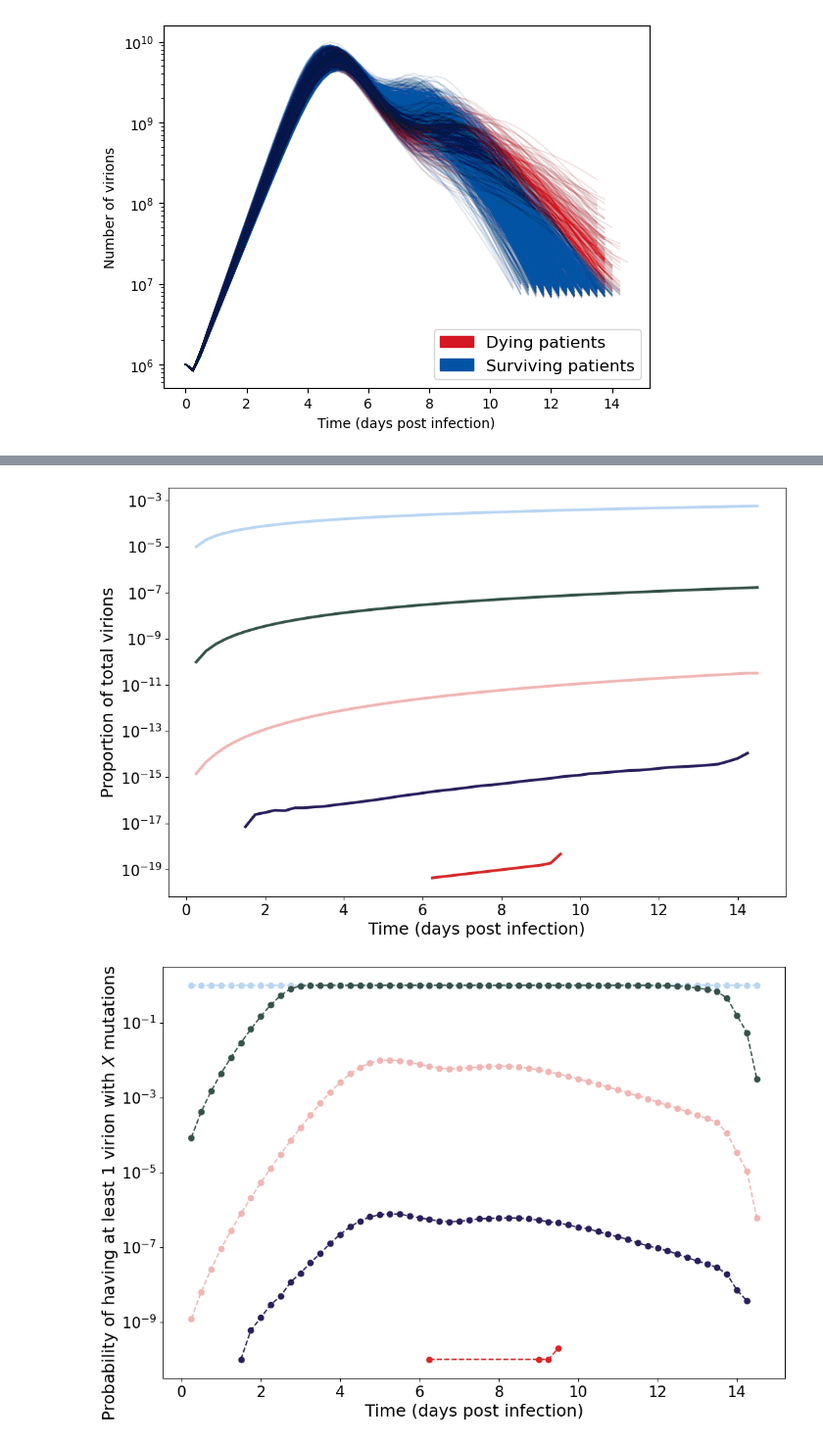
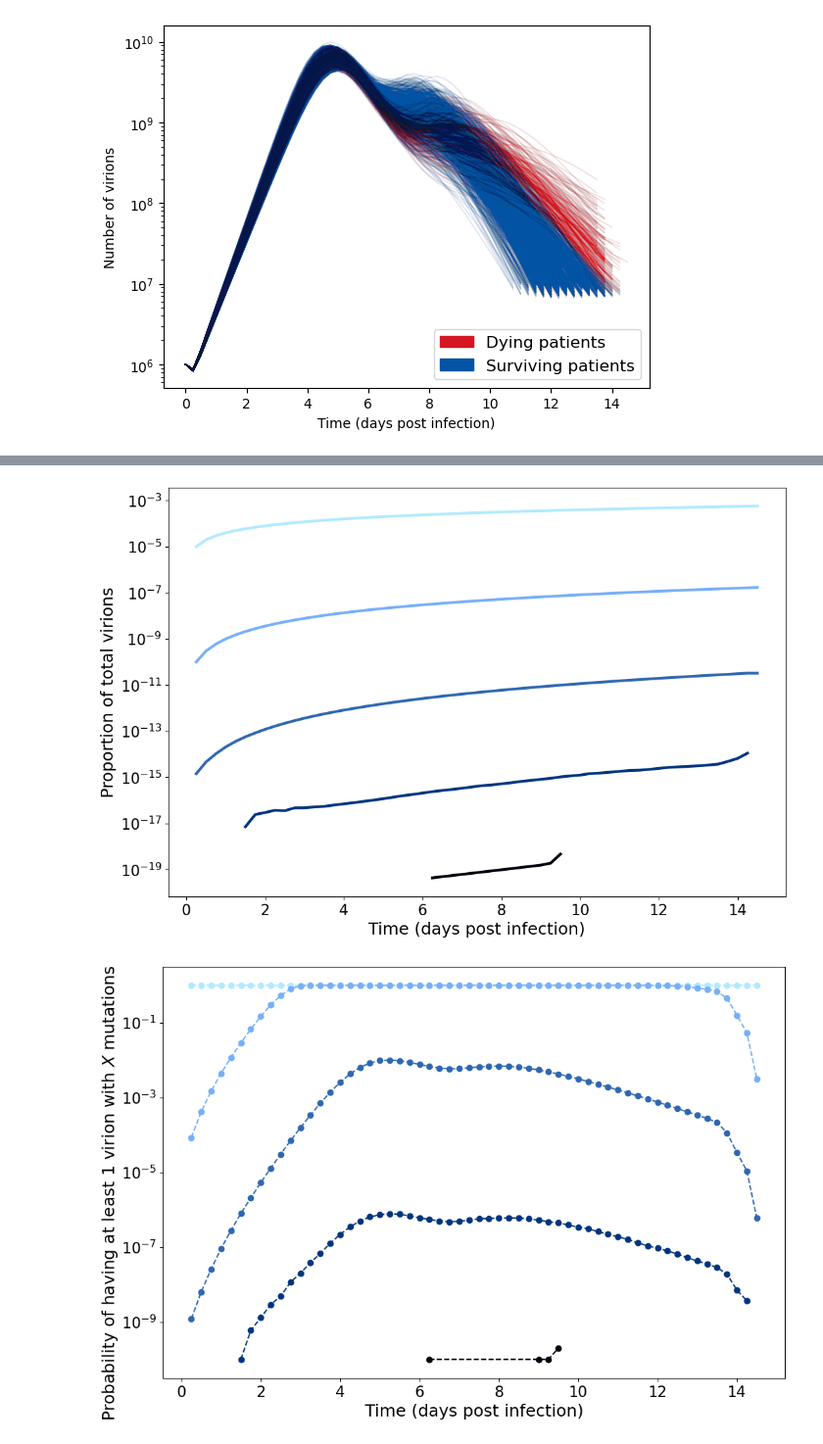
Before and after one commit to joshlooks/avianflu, a Jupyter notebook: bpm_final.ipynb, the cells around one changed output, grey strips where cells are left out. Shown at 98% size. Drawn from its saved outputs; the diff is of its cells as text; code cells hidden in the pictures.

```diff
--- a/bpm_final.ipynb
+++ b/bpm_final.ipynb
@@ -1245,7 +753,7 @@ N_TOTAL = np.sum(n_totals, axis = 0)
 timevals = np.linspace(0,14.5,59)
 # %%
 #set up colors for the plot
-plotcolors = ['#B9D6F2', '#35524A', '#F0B6B4', '#2A1E5C','#D62828']
+plotcolors = ['#b1eaff', '#76aff9', '#2e67b1', '#00347e','#00000c']
 linestyles = ['solid',(0,(5,10)),(0,(3,10,1,10)),(0,(5,1)),(0, (3, 1, 1, 1, 1, 1))]
 #Set up plot
 fig, ax1 = plt.subplots(figsize=(12,8))
@@ -1297,7 +805,7 @@ for i in range(0, 59):
 # %%
 from matplotlib.lines import Line2D
 #set up colors for the plot
-plotcolors = ['#B9D6F2', '#35524A', '#F0B6B4', '#2A1E5C','#D62828']
+plotcolors = ['#b1eaff', '#76aff9', '#2e67b1', '#00347e','#00000c']
 linestyles = ['solid',(0,(5,10)),(0,(3,10,1,10)),(0,(5,1)),(0, (3, 1, 1, 1, 1, 1))]
 
 #Set up plot
@@ -1396,7 +904,7 @@ f.close()
 #DO NOT RUN THIS BLOCK IF YOU DO NOT HAVE THE PICKLE FILE
 #IMPORTS PICKLE FILE INSTEAD OF ABOVE CALCULATION
 
-with open('n_list_added_quick_lower_mort.pkl', 'rb') as f:
+with open('n_list_final_quick_lower_mort.pkl', 'rb') as f:
 
     loaded_n_list = pickle.load(f) # deserialize using load()
 f.close()
@@ -1414,7 +922,7 @@ N_TOTAL = np.sum(n_totals, axis = 0)
 timevals = np.linspace(0,14.5,59)
 
 #set up the colors for the plot
-plotcolors = ['#B9D6F2', '#35524A', '#F0B6B4', '#2A1E5C','#D62828']
+plotcolors = ['#b1eaff', '#76aff9', '#2e67b1', '#00347e','#00000c']
 linestyles = ['solid',(0,(5,10)),(0,(3,10,1,10)),(0,(5,1)),(0, (3, 1, 1, 1, 1, 1))]
 
 #Set up plot
@@ -1441,7 +949,7 @@ plt.yticks(fontsize=16)
 plt.savefig('Plots/prop_quick_final_lower_mort.pdf', dpi=2400,bbox_inches='tight')
 plt.show()
 # %% [output]
-[figure, old version]
+[figure, new version]
 # %%
 from decimal import *
 numberpeople1000s_quick = 1e7
@@ -1456,7 +964,7 @@ N_TOTAL = np.sum(n_totals, axis = 0)
 timevals = np.linspace(0,14.5,59)
 
 #set up the colors for the plot
-plotcolors = ['#B9D6F2', '#35524A', '#F0B6B4', '#2A1E5C','#D62828']
+plotcolors = ['#b1eaff', '#76aff9', '#2e67b1', '#00347e','#00000c']
 linestyles = ['solid',(0,(5,10)),(0,(3,10,1,10)),(0,(5,1)),(0, (3, 1, 1, 1, 1, 1))]
 
 fig, ax4 = plt.subplots(figsize=(12,8))
@@ -1475,31 +983,31 @@ for i in range(1,6):
 
 
     for k in range(len(myrange[0])):
         mynewprop.append(1 - Decimal(float(prop[myrange[0][k]])))
         mynewNTOTAL.append(Decimal(N_TOTAL[myrange[0][k]] / (1000 * numberpeople1000s_quick)))
         result.append(1 - mynewprop[-1] ** mynewNTOTAL[-1])
 
 
     #create our label
     if i > 2:
         mylabel = str(i) + " out of " + str(i) + " mutations"
     else:
         if i > 1:
             mylabel = "2 mutations"
         else:
             mylabel = "1 mutation"
 
     if len(myrange[0]) > 0:
         ax4.semilogy(timevals[myrange], result, linestyle='--',color=plotcolors[i-1],marker='o', label = mylabel)
 
 
 # ax4.legend(fontsize=12,loc='lower center',handlelength=3)
 ax4.set_ylabel(r'Probability of having at least 1 virion with $X$ mutations',fontsize=18)
 ax4.yaxis.set_label_coords(-0.07,0.45)
 ax4.set_xlabel('Time (days post infection)',fontsize=18)
 plt.xticks(fontsize=16)
 plt.yticks(fontsize=16)
 plt.savefig('Plots/prob_quick_1_final_lower_mort.pdf', dpi=2400,bbox_inches='tight')
 plt.show()
 # %% [output]
-[figure, old version]
+[figure, new version]
```
Also changed, not shown: parts of 29 cells of this notebook, 20 other files.
